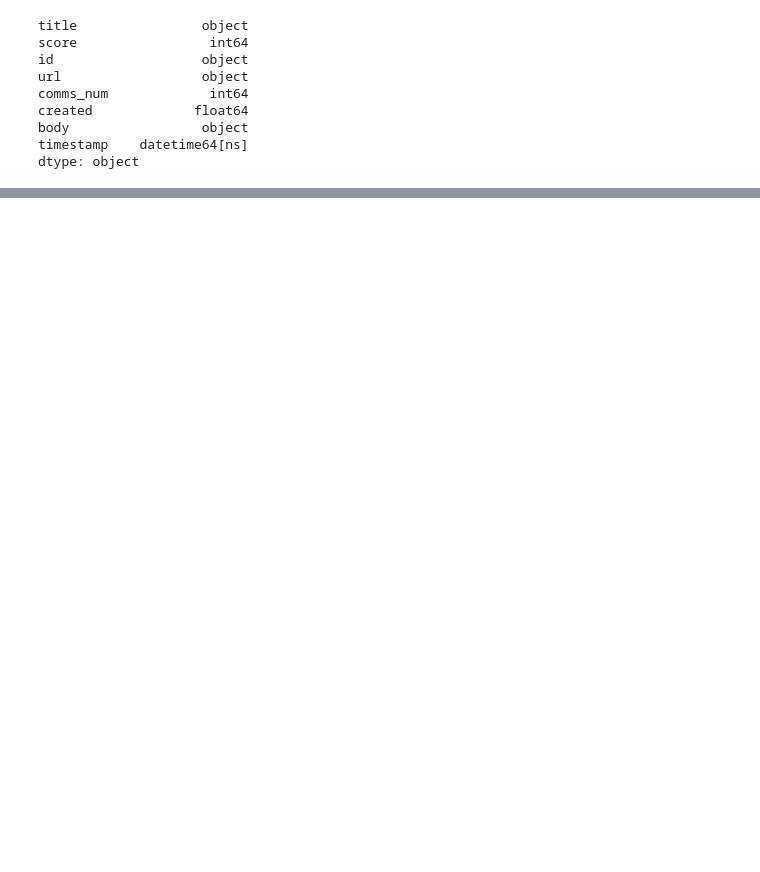
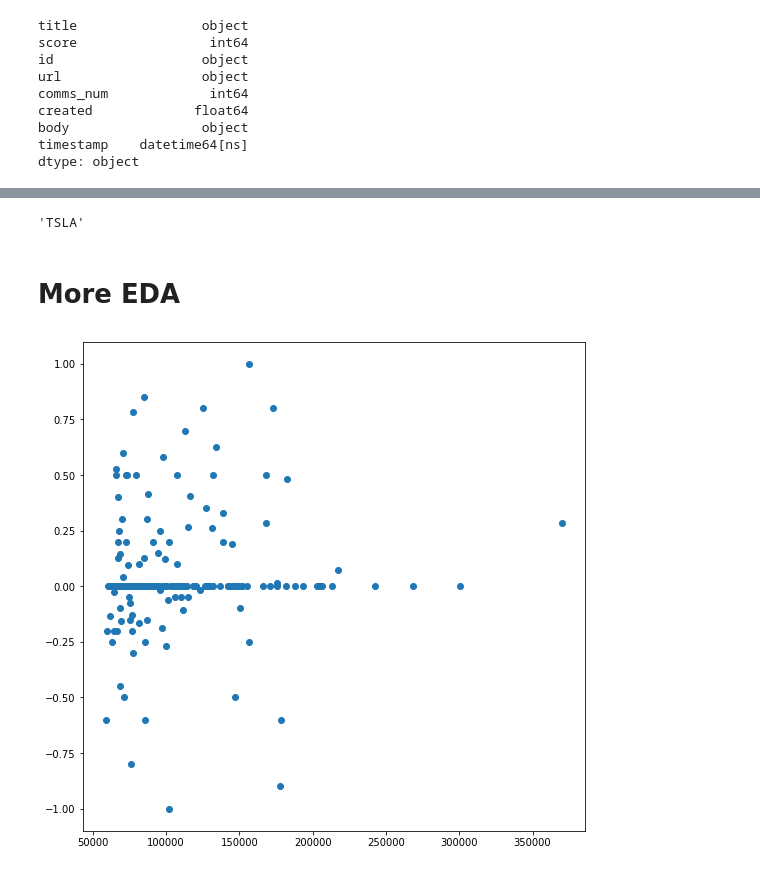
Before and after one commit to malcolmrite-dsi/WSB_Stock_Screener, a Jupyter notebook: Reddit_Stock_Scanner.ipynb, the cells around one changed output, grey strips where cells are left out. Drawn from its saved outputs; the diff is of its cells as text; code cells hidden in the pictures; blank space fills up the shorter version.

```diff
--- a/Reddit_Stock_Scanner.ipynb
+++ b/Reddit_Stock_Scanner.ipynb
@@ -161,0 +218,25 @@ plt.show()
+# %%
+def get_text_blob(title):
+  header = TextBlob(title)
+  return header.noun_phrases
+
+def get_stock_name(keywords):
+  if len(keywords) > 0:
+
+    for noun in keywords:
+      try:
+        data = yfinance.Ticker(noun)
+        stock = data.info["symbol"]
+        break
+
+      except:
+        stock = "NA"
+  else:
+    stock = "NA"
+
+  return stock
+
+def get_sentiment(title):
+  header = TextBlob(title)
+  sentiment = header.sentiment.polarity
+  return sentiment
@@ -161,0 +267,5 @@ plt.show()
+# %%
+_keywords= train_data["title"].apply(get_text_blob)
+train_data = train_data.assign(keywords = _keywords)
+
+train_data.head()
@@ -161,0 +287,5 @@ plt.show()
+# %%
+_sentiment = train_data["title"].apply(get_sentiment)
+train_data = train_data.assign(sentiment = _sentiment)
+
+train_data.head()
@@ -161,0 +299,12 @@ plt.show()
+# %%
+stock
+# %% [output]
+'TSLA'
+# %% [markdown]
+# More EDA
+# %%
+plt.figure(figsize=(9,9))
+plt.scatter(train_data.score, train_data.sentiment)
+plt.show()
+# %% [output]
+[figure, added]
```
Also changed, not shown: parts of 22 cells of this notebook.
